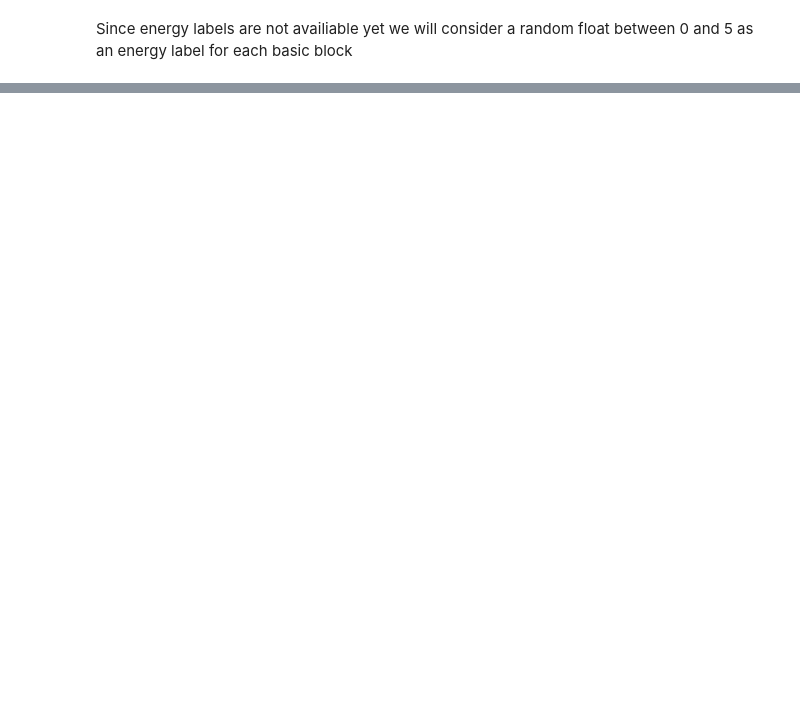
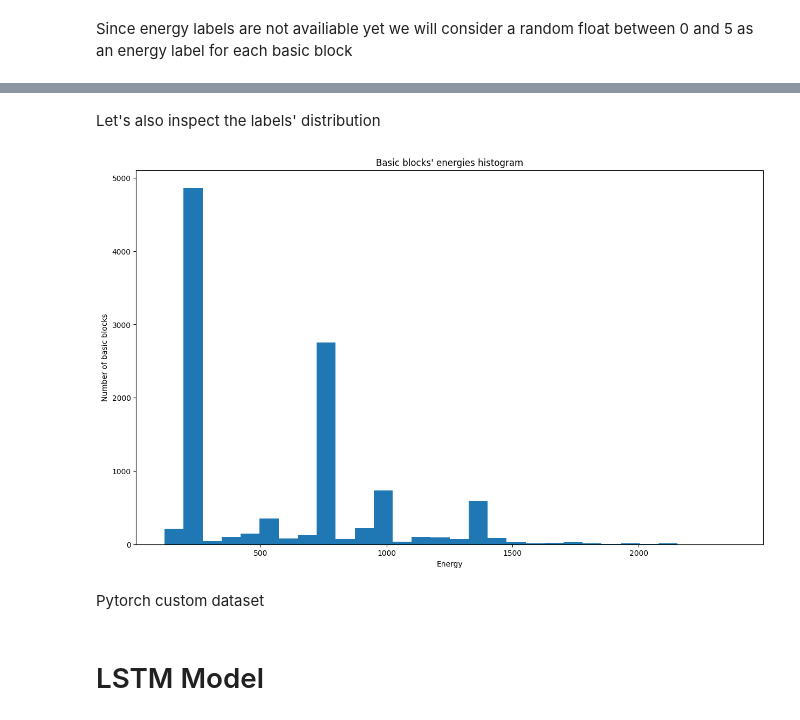
Before and after one commit to Thodorissio/basic-block-energy-prediction, a Jupyter notebook: playground/energy-prediction/energy_prediction.ipynb, the cells around one changed output, grey strips where cells are left out. Cells and saved outputs as stored; diff of their text form; code cells hidden in the pictures; blank space fills up the shorter version.

```diff
--- a/playground/energy-prediction/energy_prediction.ipynb
+++ b/playground/energy-prediction/energy_prediction.ipynb
@@ -21 +27,21 @@ We should firstly parse the sample basic block data
+# %%
+def generate_gaussian_bb_labels(bbs: list[list[str]], quant: int = 4) -> list:
+    """Generate sample energy labels for the bbs as the sum of  a gaussian energy
+    distribution per instruction
+
+    Args:
+        bbs (list[list[str]]): bbs
+        quant (int, optional): different scale per instruction energy. Defaults to 4.
+
+    Returns:
+        list: sample energies for bbs
+    """
+
+    mu, sigma = 1, 1
+
+    data_insts = np.unique([inst.split()[0] for bb in bbs for inst in bb])
+    gauss_means = {inst: start*quant + mu for start, inst in enumerate(data_insts)}
+    bb_energies = [round(sum([random.gauss(gauss_means[inst.split()[0]], sigma) for inst in bb]), 2) for bb in bbs]
+
+    return bb_energies
 # %%
@@ -62,0 +98,21 @@ plt.show()
+# %%
+MAX_INSTRUCTIONS = 8
+
+data_df = data_df[data_df.basic_blocks.apply(lambda x: len(x)) <= MAX_INSTRUCTIONS]
+data_df = data_df.reset_index(drop=True)
+#data_df = data[:10]
+# %% [markdown]
+Let's also inspect the labels' distribution
+# %%
+energies = data_df.energy_labels.values
+
+plt.figure(figsize=(15,9))
+plt.title("Basic blocks' energies histogram")
+plt.xlabel("Energy")
+plt.ylabel("Number of basic blocks")
+plt.hist(energies, bins = 30)
+plt.show()
+# %% [output]
+[figure, added]
+# %% [markdown]
+Pytorch custom dataset
@@ -62,0 +139,2 @@ plt.show()
+# %% [markdown]
+# LSTM Model
```
Also changed, not shown: parts of 22 cells of this notebook, 6 other files.
